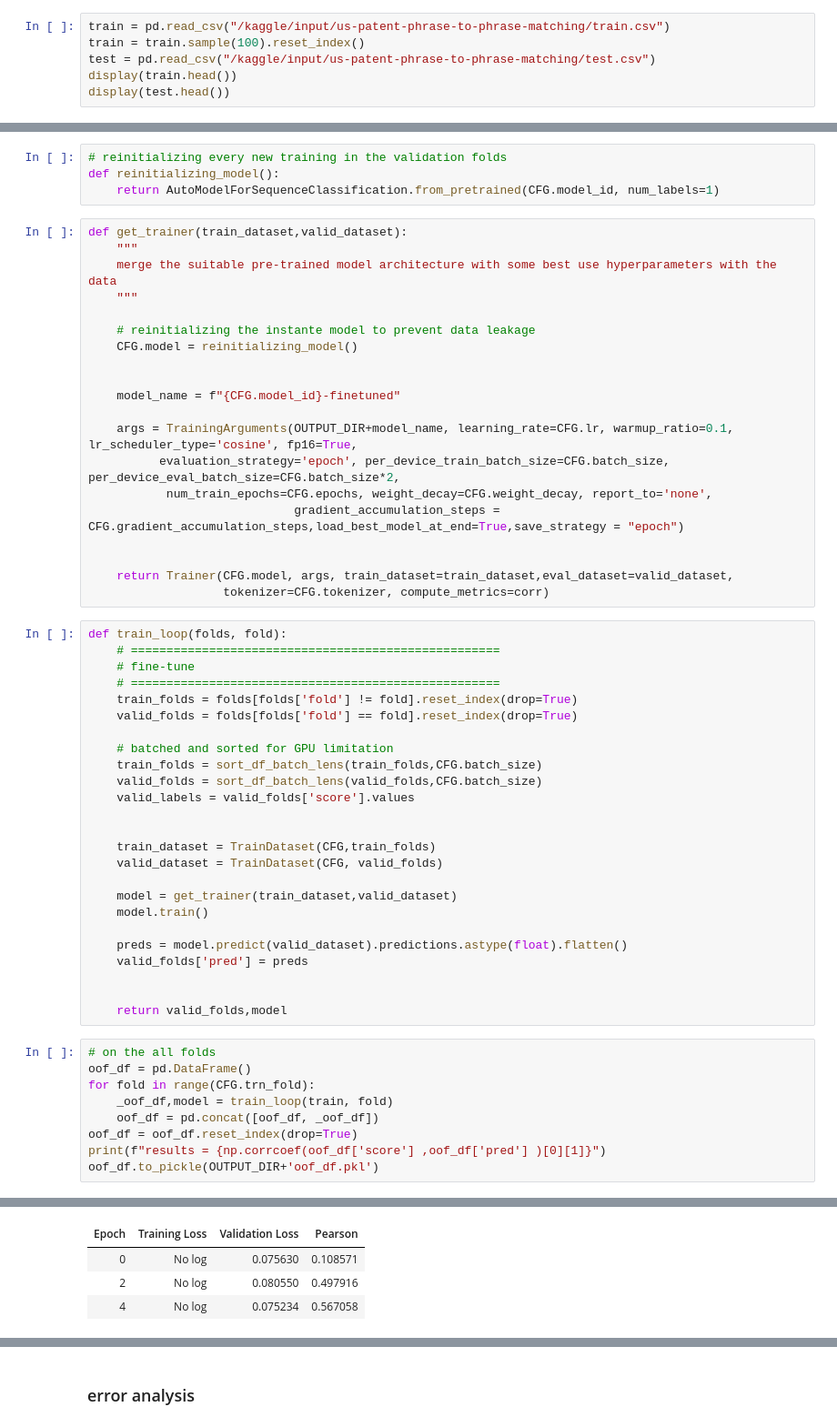
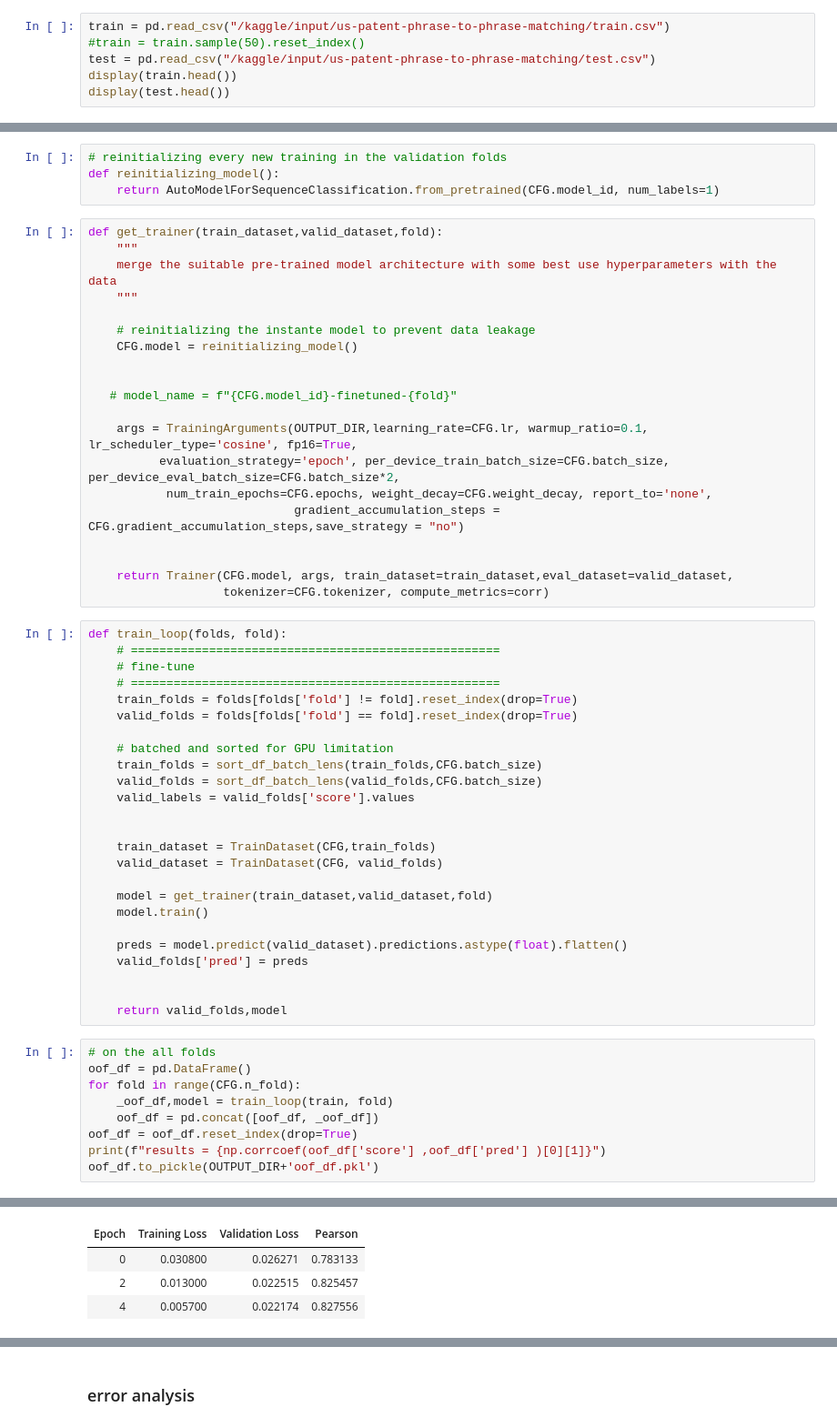
Before and after one commit to tarekyehya/U.S.-Patent-Phrase-to-Phrase-Matching, a Jupyter notebook: fine-tune-approach.ipynb, the cells around one changed output, grey strips where cells are left out. Shown: that part at 91% size. Saved outputs shown, nothing was run; the diff lists cells and outputs as text.

```diff
--- a/fine-tune-approach.ipynb
+++ b/fine-tune-approach.ipynb
@@ -47,7 +76,7 @@ if not os.path.exists('models'):
 OUTPUT_DIR = '/kaggle/working/models/'
 # %%
 train = pd.read_csv("/kaggle/input/us-patent-phrase-to-phrase-matching/train.csv")
-train = train.sample(100).reset_index()
+#train = train.sample(50).reset_index()
 test = pd.read_csv("/kaggle/input/us-patent-phrase-to-phrase-matching/test.csv")
 display(train.head())
 display(test.head())
@@ -261,7 +290,7 @@ def corr(eval_pred):
 def reinitializing_model():
     return AutoModelForSequenceClassification.from_pretrained(CFG.model_id, num_labels=1)
 # %%
-def get_trainer(train_dataset,valid_dataset):
+def get_trainer(train_dataset,valid_dataset,fold):
     """
     merge the suitable pre-trained model architecture with some best use hyperparameters with the data
     """
@@ -270,12 +299,12 @@ def get_trainer(train_dataset,valid_dataset):
     CFG.model = reinitializing_model()
 
 
-    model_name = f"{CFG.model_id}-finetuned"
+   # model_name = f"{CFG.model_id}-finetuned-{fold}"
 
-    args = TrainingArguments(OUTPUT_DIR+model_name, learning_rate=CFG.lr, warmup_ratio=0.1, lr_scheduler_type='cosine', fp16=True,
+    args = TrainingArguments(OUTPUT_DIR,learning_rate=CFG.lr, warmup_ratio=0.1, lr_scheduler_type='cosine', fp16=True,
           evaluation_strategy='epoch', per_device_train_batch_size=CFG.batch_size, per_device_eval_batch_size=CFG.batch_size*2,
            num_train_epochs=CFG.epochs, weight_decay=CFG.weight_decay, report_to='none',
-                             gradient_accumulation_steps = CFG.gradient_accumulation_steps,load_best_model_at_end=True,save_strategy = "epoch")
+                             gradient_accumulation_steps = CFG.gradient_accumulation_steps,save_strategy = "no")
 
 
     return Trainer(CFG.model, args, train_dataset=train_dataset,eval_dataset=valid_dataset,
@@ -297,7 +326,7 @@ def train_loop(folds, fold):
     train_dataset = TrainDataset(CFG,train_folds)
     valid_dataset = TrainDataset(CFG, valid_folds)
 
-    model = get_trainer(train_dataset,valid_dataset)
+    model = get_trainer(train_dataset,valid_dataset,fold)
     model.train()
 
     preds = model.predict(valid_dataset).predictions.astype(float).flatten()
@@ -308,7 +337,7 @@ def train_loop(folds, fold):
 # %%
 # on the all folds
 oof_df = pd.DataFrame()
-for fold in range(CFG.trn_fold):
+for fold in range(CFG.n_fold):
     _oof_df,model = train_loop(train, fold)
     oof_df = pd.concat([oof_df, _oof_df])
 oof_df = oof_df.reset_index(drop=True)
@@ -322,5 +351,5 @@ You're using a DebertaV2TokenizerFast tokenizer. Please note that with a fast to
 | Epoch | Training Loss | Validation Loss | Pearson |
-| 0 | No log | 0.075630 | 0.108571 |
-| 2 | No log | 0.080550 | 0.497916 |
-| 4 | No log | 0.075234 | 0.567058 |
+| 0 | 0.030800 | 0.026271 | 0.783133 |
+| 2 | 0.013000 | 0.022515 | 0.825457 |
+| 4 | 0.005700 | 0.022174 | 0.827556 |
 [interactive output not drawn]
```
Also changed, not shown: parts of 16 cells of this notebook.
